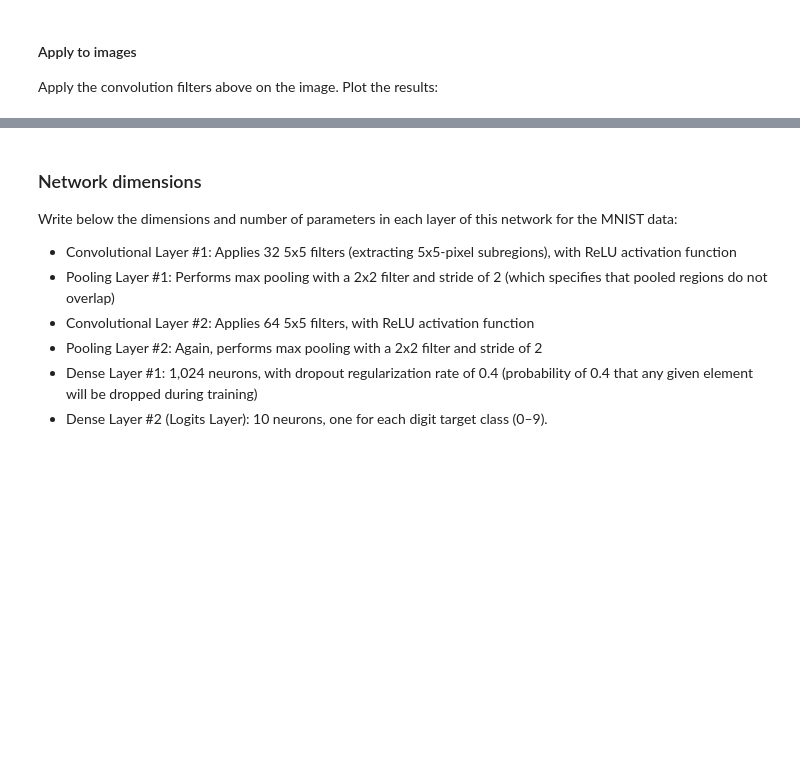
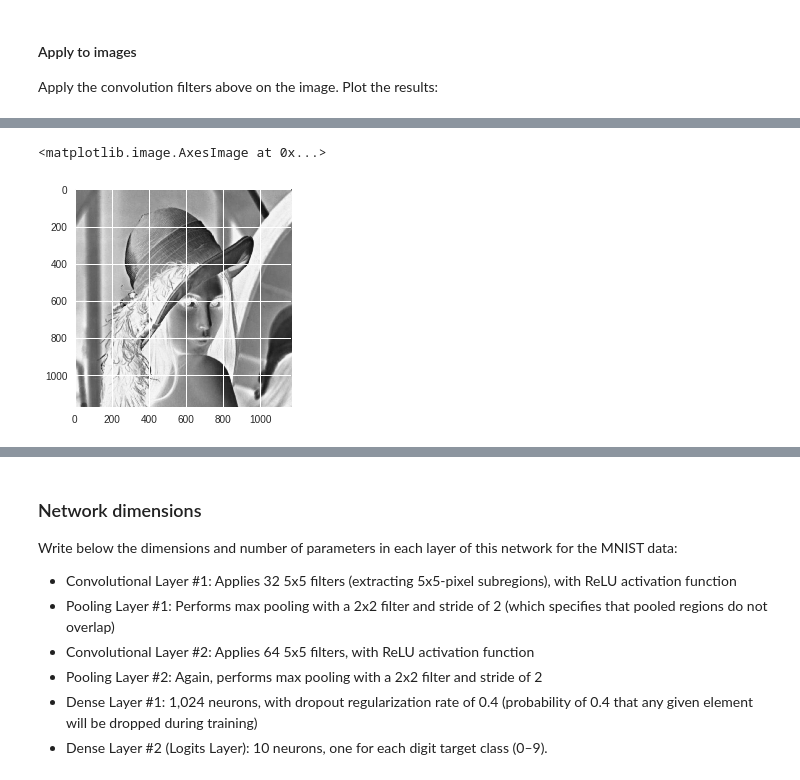
Before and after one commit to liady/dl-ydata, a Jupyter notebook: assignment1_Liad_Yosef.ipynb, the cells around one changed output, grey strips where cells are left out. Cells and saved outputs as stored; diff of their text form; code cells hidden in the pictures; blank space fills up the shorter version.

```diff
--- a/assignment1_Liad_Yosef.ipynb
+++ b/assignment1_Liad_Yosef.ipynb
@@ -99,8 +99,6 @@ def conv(input, kernel):
   ret = np.zeros([x, y])
   for i in range(x):
     for j in range(y):
-      xrange = range(i, i + kernel.shape[0])
-      yrange = range(j, j + kernel.shape[1])
       sliced = input[i:i + kernel.shape[0], j: j + kernel.shape[1]]
       ret[i][j] = np.sum(sliced*kernel)
   return ret
@@ -144,0 +148,12 @@ FileNotFoundError: ignored
+# %%
+x1 = conv(im, np.array( [ [0, 0, 0], [0, 1, 0], [0, 0, 0] ]))
+plt.imshow(x1)
+x2 = conv(im, np.array( [ [0, 0, 0], [0, 0, 1], [0, 0, 0] ]))
+plt.imshow(x2)
+x3 = conv(im, np.array( [ [-1, -1, -1], [-1, 8, -1], [-1, -1, -1] ]))
+plt.imshow(x3)
+x4 = conv(im, np.divide(np.array( [ [1, 1, 1], [1, 1, 1], [1, 1, 1] ]), 9))
+plt.imshow(x4)
+# %% [output]
+<matplotlib.image.AxesImage at 0x...>
+[figure, added]
```
Also changed, not shown: parts of 9 cells of this notebook.
